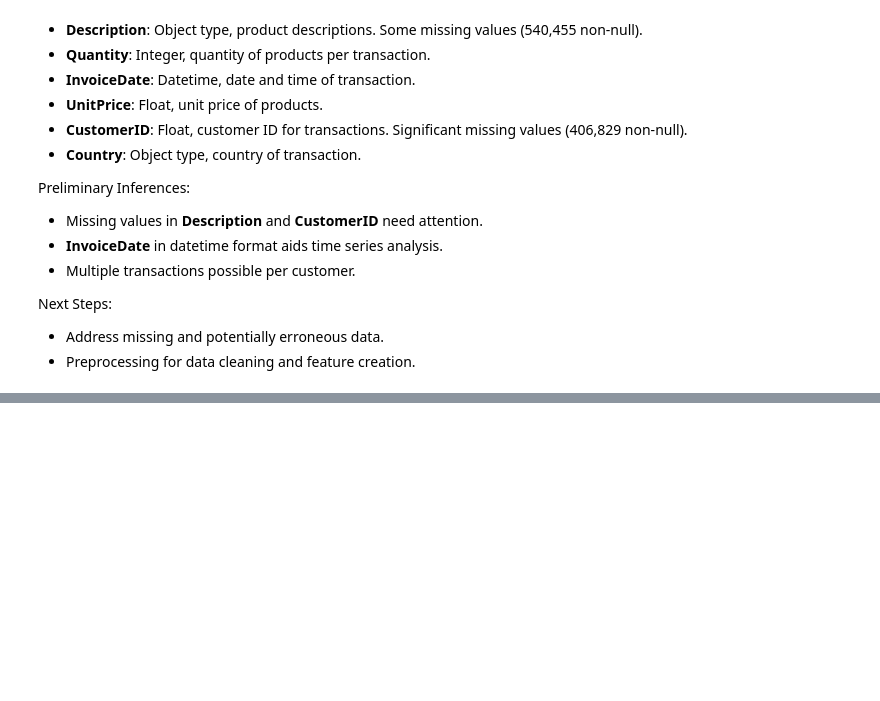
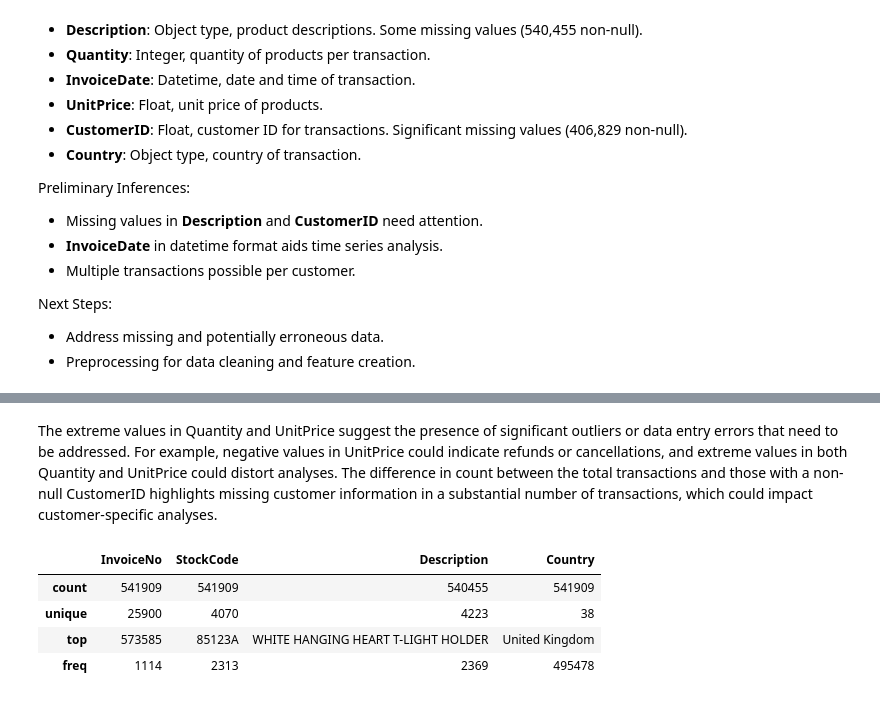
Before and after one commit to fabrizi0rigodanz0/Customer_Churn_Prediction_ML, a Jupyter notebook: notebook/notebook.ipynb, the cells around one changed output, grey strips where cells are left out. Cells and saved outputs as stored; diff of their text form; code cells hidden in the pictures; blank space fills up the shorter version.

```diff
--- a/notebook/notebook.ipynb
+++ b/notebook/notebook.ipynb
@@ -118,0 +133,12 @@ Next Steps:
+# %% [markdown]
+The extreme values in Quantity and UnitPrice suggest the presence of significant outliers or data entry errors that need to be addressed. For example, negative values in UnitPrice could indicate refunds or cancellations, and extreme values in both Quantity and UnitPrice could distort analyses.
+The difference in count between the total transactions and those with a non-null CustomerID highlights missing customer information in a substantial number of transactions, which could impact customer-specific analyses.
+# %%
+#categorical variables
+df.describe(include='object')
+# %% [output]
+|  | InvoiceNo | StockCode | Description | Country |
+| count | 541909 | 541909 | 540455 | 541909 |
+| unique | 25900 | 4070 | 4223 | 38 |
+| top | 573585 | 85123A | WHITE HANGING HEART T-LIGHT HOLDER | United Kingdom |
+| freq | 1114 | 2313 | 2369 | 495478 |
```
Also changed, not shown: parts of 15 cells of this notebook.
